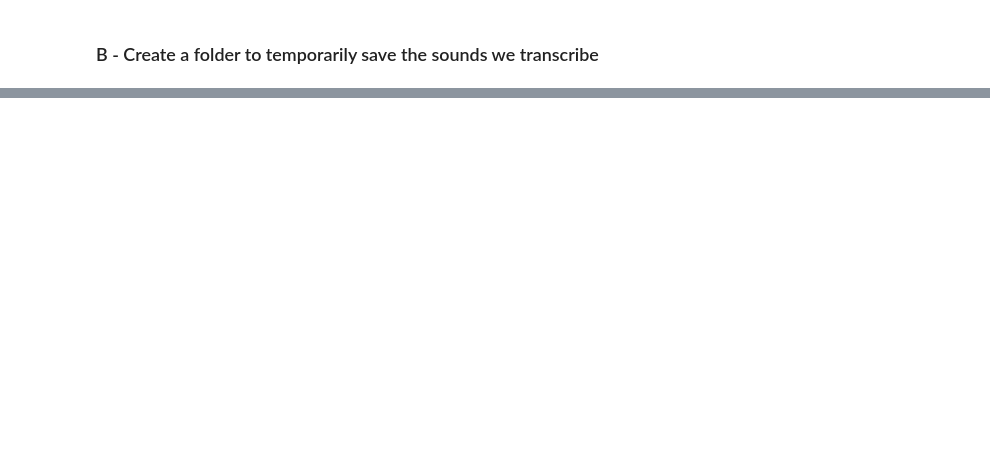
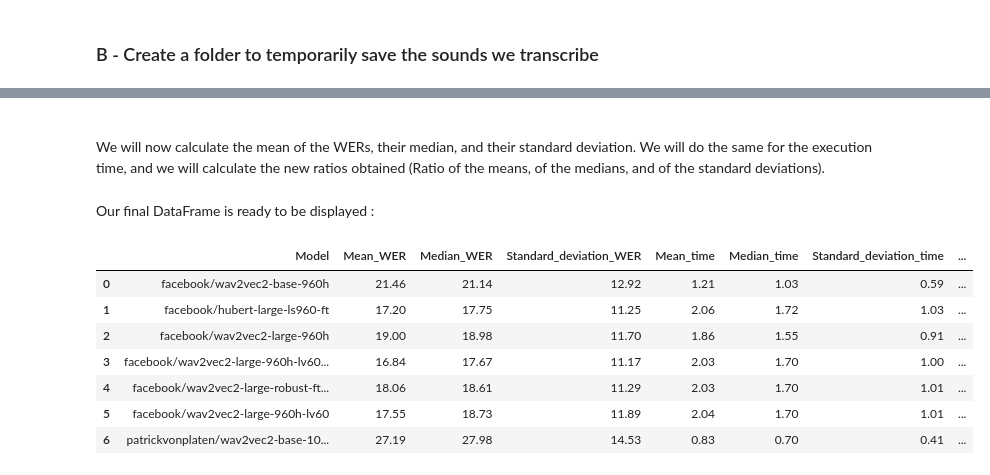
Before and after one commit to ovh/ai-training-examples, a Jupyter notebook: notebooks/natural-language-processing/speech-to-text/conda/compare-models/speech-to-text-compare-models.ipynb, the cells around one changed output, grey strips where cells are left out. Drawn from its saved outputs; the diff is of its cells as text; code cells hidden in the pictures; blank space fills up the shorter version.

```diff
--- a/notebooks/natural-language-processing/speech-to-text/conda/compare-models/speech-to-text-compare-models.ipynb
+++ b/notebooks/natural-language-processing/speech-to-text/conda/compare-models/speech-to-text-compare-models.ipynb
@@ -637,0 +850,50 @@ df.sort_values(by=['WER'])
+# %% [markdown]
+<br>We will now calculate the mean of the WERs, their median, and their standard deviation. We will do the same for the execution time, and we will calculate the new ratios obtained (Ratio of the means, of the medians, and of the standard deviations).
+# %%
+# Create lists to save the metrics
+wer_mean_list = []
+wer_median_list = []
+wer_st_deviation_list = []
+time_mean_list = []
+time_median_list = []
+time_st_deviation_list = []
+
+# Locate each line of the DataFrame and calculate the mean, median, and standard division (std) of WER and execution time
+number_of_models = len(df)
+for i in range (number_of_models):
+    # WER
+    df_wer = df.loc[i, ['WER1','WER2','WER3', 'WER4', 'WER5', 'WER6', 'WER7']]
+    wer_mean_list.append(round(df_wer.mean(),2))
+    wer_median_list.append(round(df_wer.median(),2))
+    wer_st_deviation_list.append(round(df_wer.std(),2))
+
+    # Execution time
+    df_time = df.loc[i, ['Time1','Time2','Time3', 'Time4', 'Time5', 'Time6', 'Time7']]
+    time_mean_list.append(round(df_time.mean(),2))
+    time_median_list.append(round(df_time.median(),2))
+    time_st_deviation_list.append(round(df_time.std(),2))
+
+# Create the DataFrame with a column equals to the names of the models
+final_df = pd.DataFrame(data = models_names_list, columns=['Model'])
+
+# Add Transcript & Execution time lists to our DataFrame
+final_df = final_df.assign(Mean_WER=wer_mean_list, Median_WER=wer_median_list, Standard_deviation_WER=wer_st_deviation_list, Mean_time=time_mean_list, Median_time=time_median_list, Standard_deviation_time=time_st_deviation_list)
+
+# Calculate new ratios of each type (ratio of the mean, of the median, and of the standard deviation)
+final_df['Mean_Ratio'] = final_df['Mean_time']/final_df['Mean_WER']
+final_df['Median_Ratio'] = final_df['Median_time']/final_df['Median_WER']
+final_df['Standard_deviation__Ratio'] = final_df['Standard_deviation_time']/final_df['Standard_deviation_WER']
+# %% [markdown]
+Our final DataFrame is ready to be displayed :
+# %%
+# Display data
+display(final_df)
+# %% [output]
+|  | Model | Mean_WER | Median_WER | Standard_deviation_WER | Mean_time | Median_time | Standard_deviation_time | ... |
+| 0 | facebook/wav2vec2-base-960h | 21.46 | 21.14 | 12.92 | 1.21 | 1.03 | 0.59 | ... |
+| 1 | facebook/hubert-large-ls960-ft | 17.20 | 17.75 | 11.25 | 2.06 | 1.72 | 1.03 | ... |
+| 2 | facebook/wav2vec2-large-960h | 19.00 | 18.98 | 11.70 | 1.86 | 1.55 | 0.91 | ... |
+| 3 | facebook/wav2vec2-large-960h-lv60... | 16.84 | 17.67 | 11.17 | 2.03 | 1.70 | 1.00 | ... |
+| 4 | facebook/wav2vec2-large-robust-ft... | 18.06 | 18.61 | 11.29 | 2.03 | 1.70 | 1.01 | ... |
+| 5 | facebook/wav2vec2-large-960h-lv60 | 17.55 | 18.73 | 11.89 | 2.04 | 1.70 | 1.01 | ... |
+| 6 | patrickvonplaten/wav2vec2-base-10... | 27.19 | 27.98 | 14.53 | 0.83 | 0.70 | 0.41 | ... |
```
Also changed, not shown: parts of 121 cells of this notebook, 9 other files.
